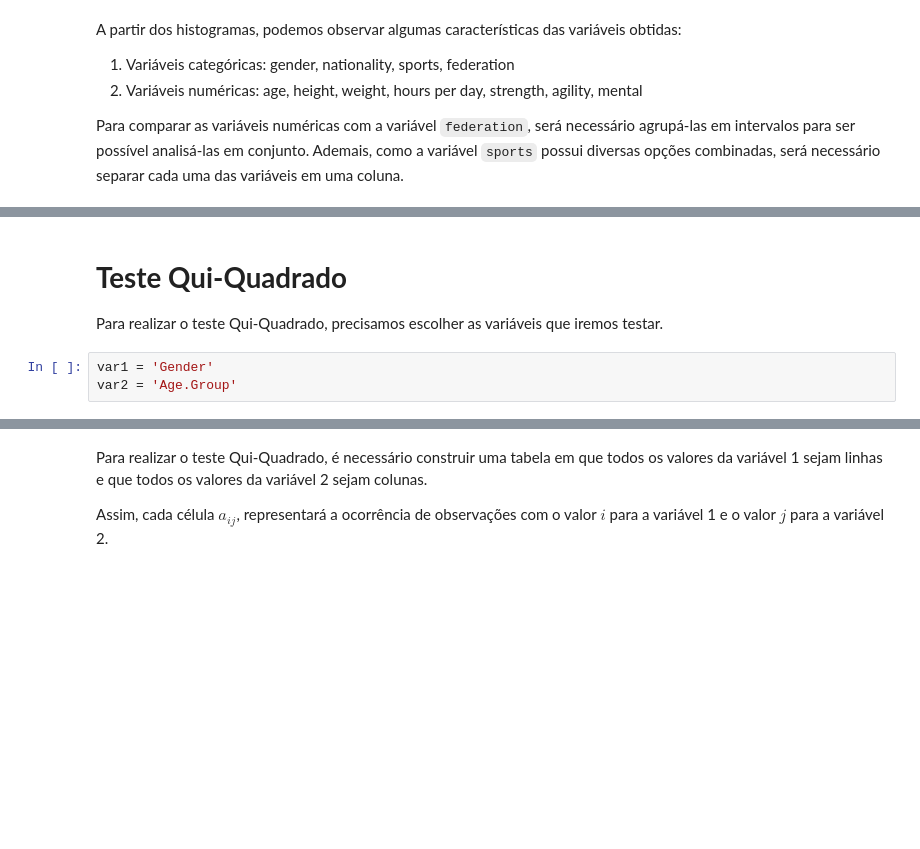
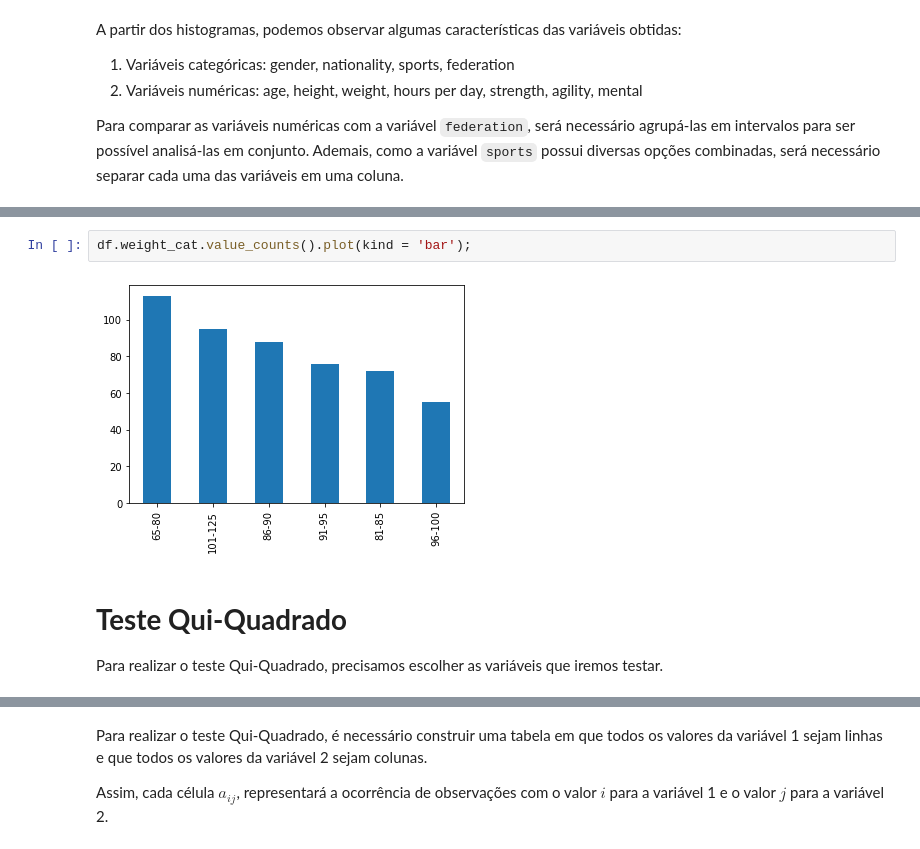
Before and after one commit to al-lla/teste_qui_quadrado, a Jupyter notebook: teste_qui_quadrado.ipynb, the cells around one changed output, grey strips where cells are left out. Drawn from its saved outputs; the diff is of its cells as text; blank space fills up the shorter version.

```diff
--- a/teste_qui_quadrado.ipynb
+++ b/teste_qui_quadrado.ipynb
@@ -120,7 +163,8 @@ Ademais, como a variável `sports` possui diversas opções combinadas, será ne
+# %%
+df.weight_cat.value_counts().plot(kind = 'bar');
+# %% [output]
+[figure, added]
 # %% [markdown]
 # __Teste Qui-Quadrado__
 
 Para realizar o teste Qui-Quadrado, precisamos escolher as variáveis que iremos testar.
-# %%
-var1 = 'Gender'
-var2 = 'Age.Group'
```
Also changed, not shown: parts of 19 cells of this notebook.
